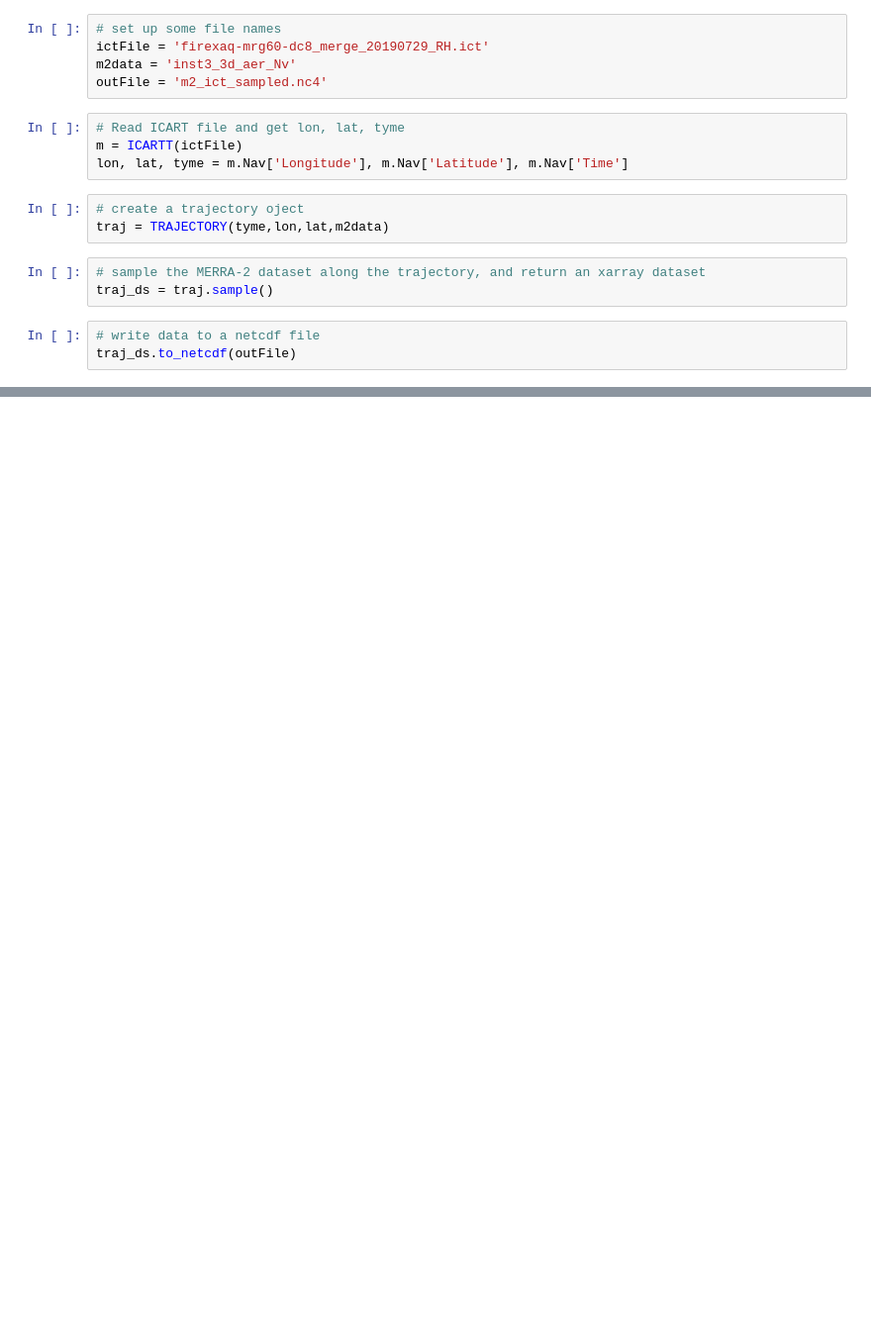
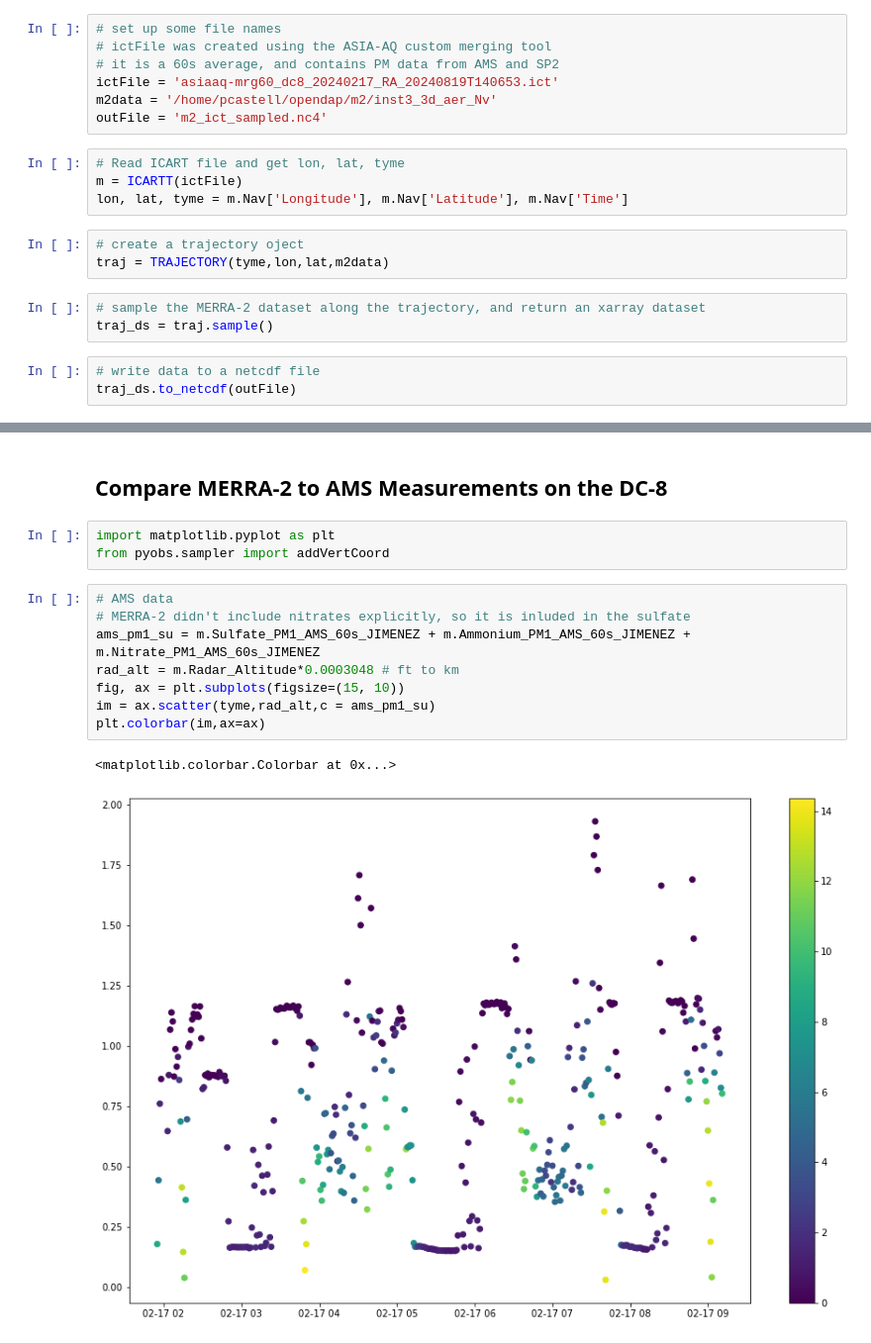
Before and after one commit to GEOS-ESM/GMAOpyobs, a Jupyter notebook: src/Notebooks/sampler_examples/dc8_sampler.ipynb, the cells around one changed output, grey strips where cells are left out. Shown at 99% size. Cells and saved outputs as stored; diff of their text form; blank space fills up the shorter version.

```diff
--- a/src/Notebooks/sampler_examples/dc8_sampler.ipynb
+++ b/src/Notebooks/sampler_examples/dc8_sampler.ipynb
@@ -15,8 +21,10 @@ from pyobs.sampler import TRAJECTORY
 from pyobs.icartt import ICARTT
 # %%
 # set up some file names
-ictFile = 'firexaq-mrg60-dc8_merge_20190729_RH.ict'
-m2data = 'inst3_3d_aer_Nv'
+# ictFile was created using the ASIA-AQ custom merging tool
+# it is a 60s average, and contains PM data from AMS and SP2
+ictFile = 'asiaaq-mrg60_dc8_20240217_RA_20240819T140653.ict'
+m2data = '/home/pcastell/opendap/m2/inst3_3d_aer_Nv'
 outFile = 'm2_ict_sampled.nc4'
 # %%
 # Read ICART file and get lon, lat, tyme
@@ -33,0 +65,16 @@ traj_ds.to_netcdf(outFile)
+# %% [markdown]
+## Compare MERRA-2 to AMS Measurements on the DC-8
+# %%
+import matplotlib.pyplot as plt
+from pyobs.sampler import addVertCoord
+# %%
+# AMS data
+# MERRA-2 didn't include nitrates explicitly, so it is inluded in the sulfate
+ams_pm1_su = m.Sulfate_PM1_AMS_60s_JIMENEZ + m.Ammonium_PM1_AMS_60s_JIMENEZ + m.Nitrate_PM1_AMS_60s_JIMENEZ
+rad_alt = m.Radar_Altitude*0.0003048 # ft to km
+fig, ax = plt.subplots(figsize=(15, 10))
+im = ax.scatter(tyme,rad_alt,c = ams_pm1_su)
+plt.colorbar(im,ax=ax)
+# %% [output]
+<matplotlib.colorbar.Colorbar at 0x...>
+[figure, added]
```
Also changed, not shown: parts of 12 cells of this notebook, 1 other file.
